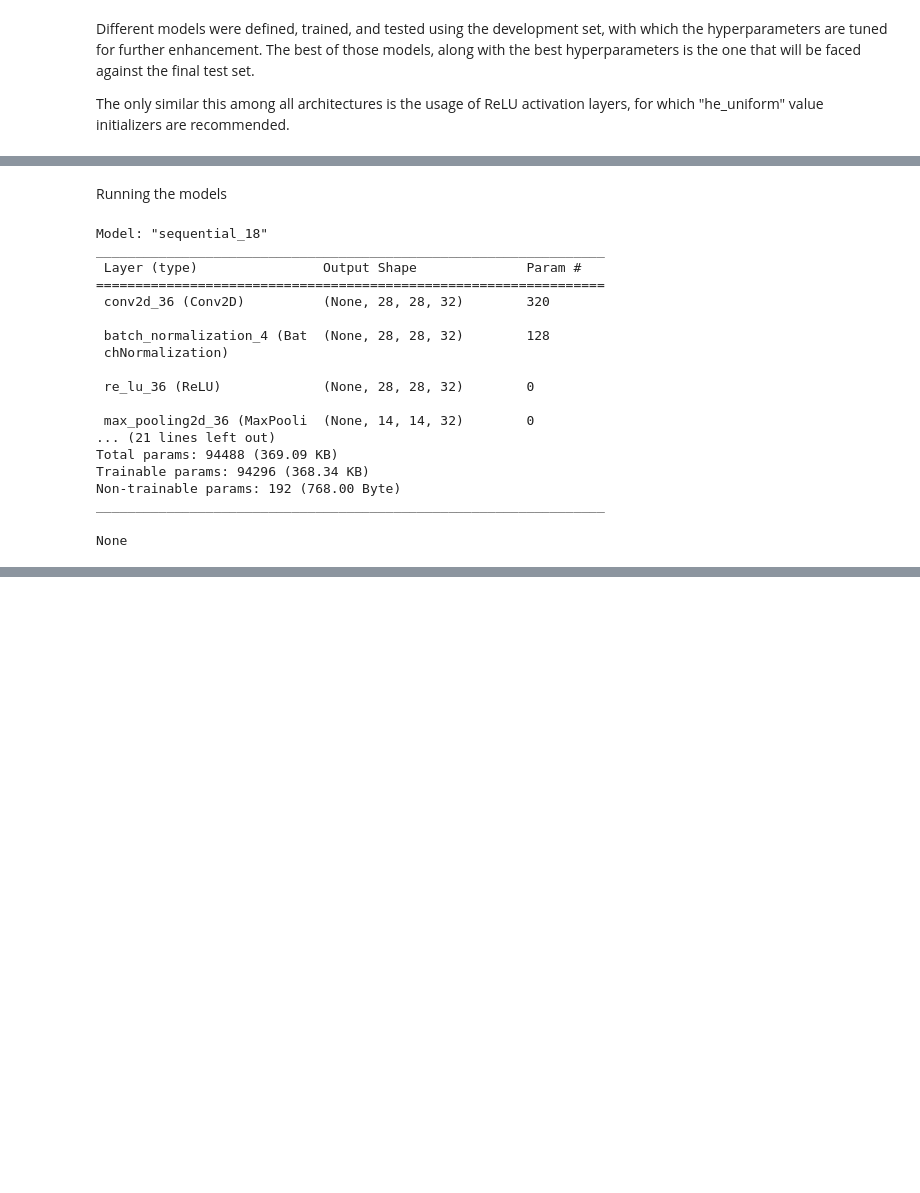
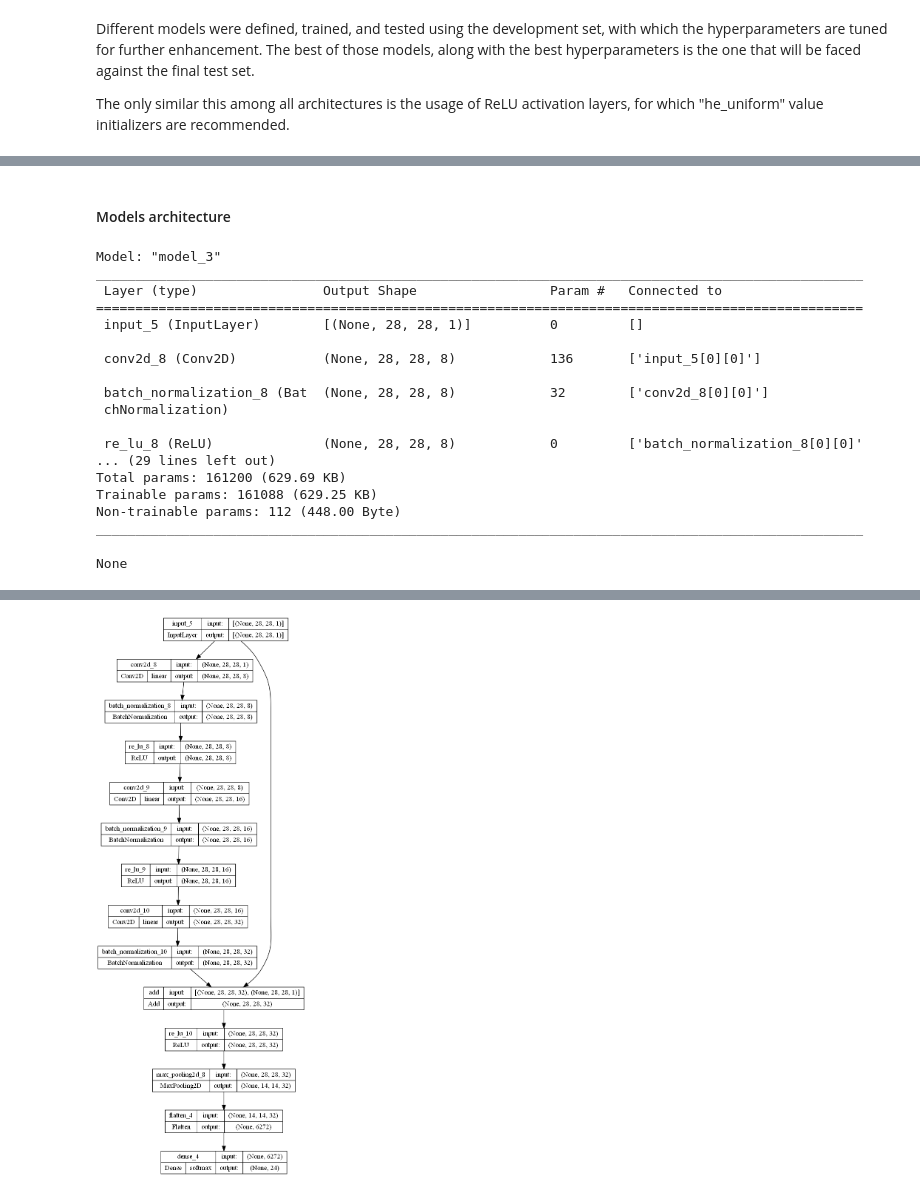
Before and after one commit to JorgeIvanJH/The_Most_Complete_CNN_Classification_Guide, a Jupyter notebook: my_ntbk.ipynb, the cells around one changed output, grey strips where cells are left out. Cells and saved outputs as stored; diff of their text form; code cells hidden in the pictures; blank space fills up the shorter version.

Commit message:
add_conv movel

```diff
--- a/my_ntbk.ipynb
+++ b/my_ntbk.ipynb
@@ -472,2 +550,4 @@ def sequential_model(input_shape):
+# %% [markdown]
+#### Models architecture
 # %%
 def convolutional_model(input_shape):
@@ -489,33 +600,29 @@ def convolutional_model(input_shape):
     model = tf.keras.Model(inputs=input_img, outputs=outputs)
     return model
-# %% [markdown]
-Running the models
 # %%
-seq_model = sequential_model((num_pixels, num_pixels, 1))
+conv_model = convolutional_model((num_pixels, num_pixels, 1))
 adam_optimizer = Adam(learning_rate)
-seq_model.compile(
+conv_model.compile(
     optimizer=adam_optimizer, loss="categorical_crossentropy", metrics=["accuracy"]
 )
-display(seq_model.summary())
-history = seq_model.fit(
-    train_generator, epochs=5, batch_size=64, callbacks=[reduce_lr, early_stopping]
-)
+display(conv_model.summary())
+plot_model(conv_model, to_file='conv_model_architecture.png', show_shapes=True, show_layer_names=True,show_layer_activations=True)
 # %% [output]
-Model: "sequential_18"
-_________________________________________________________________
- Layer (type)                Output Shape              Param #
-=================================================================
- conv2d_36 (Conv2D)          (None, 28, 28, 32)        320
+Model: "model_3"
+__________________________________________________________________________________________________
+ Layer (type)                Output Shape                 Param #   Connected to
+==================================================================================================
+ input_5 (InputLayer)        [(None, 28, 28, 1)]          0         []
 
- batch_normalization_4 (Bat  (None, 28, 28, 32)        128
+ conv2d_8 (Conv2D)           (None, 28, 28, 8)            136       ['input_5[0][0]']
+
+ batch_normalization_8 (Bat  (None, 28, 28, 8)            32        ['conv2d_8[0][0]']
  chNormalization)
 
- re_lu_36 (ReLU)             (None, 28, 28, 32)        0
-
- max_pooling2d_36 (MaxPooli  (None, 14, 14, 32)        0
-... (21 lines left out)
-Total params: 94488 (369.09 KB)
-Trainable params: 94296 (368.34 KB)
-Non-trainable params: 192 (768.00 Byte)
-_________________________________________________________________
+ re_lu_8 (ReLU)              (None, 28, 28, 8)            0         ['batch_normalization_8[0][0]'
+... (29 lines left out)
+Total params: 161200 (629.69 KB)
+Trainable params: 161088 (629.25 KB)
+Non-trainable params: 112 (448.00 Byte)
+__________________________________________________________________________________________________
 None
@@ -531,0 +629 @@ Epoch 5/5
+[figure, added]
```
Also changed, not shown: parts of 27 cells of this notebook.
